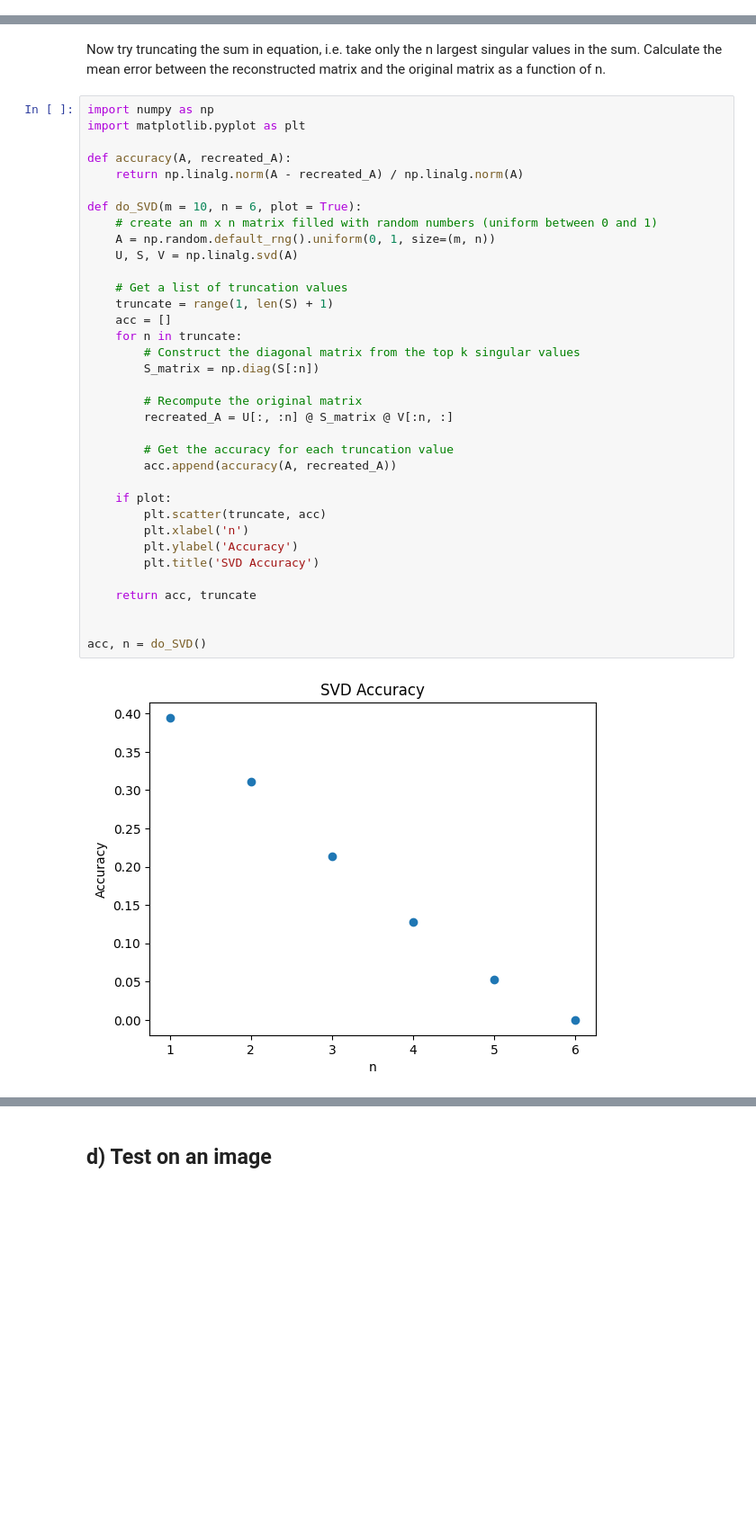
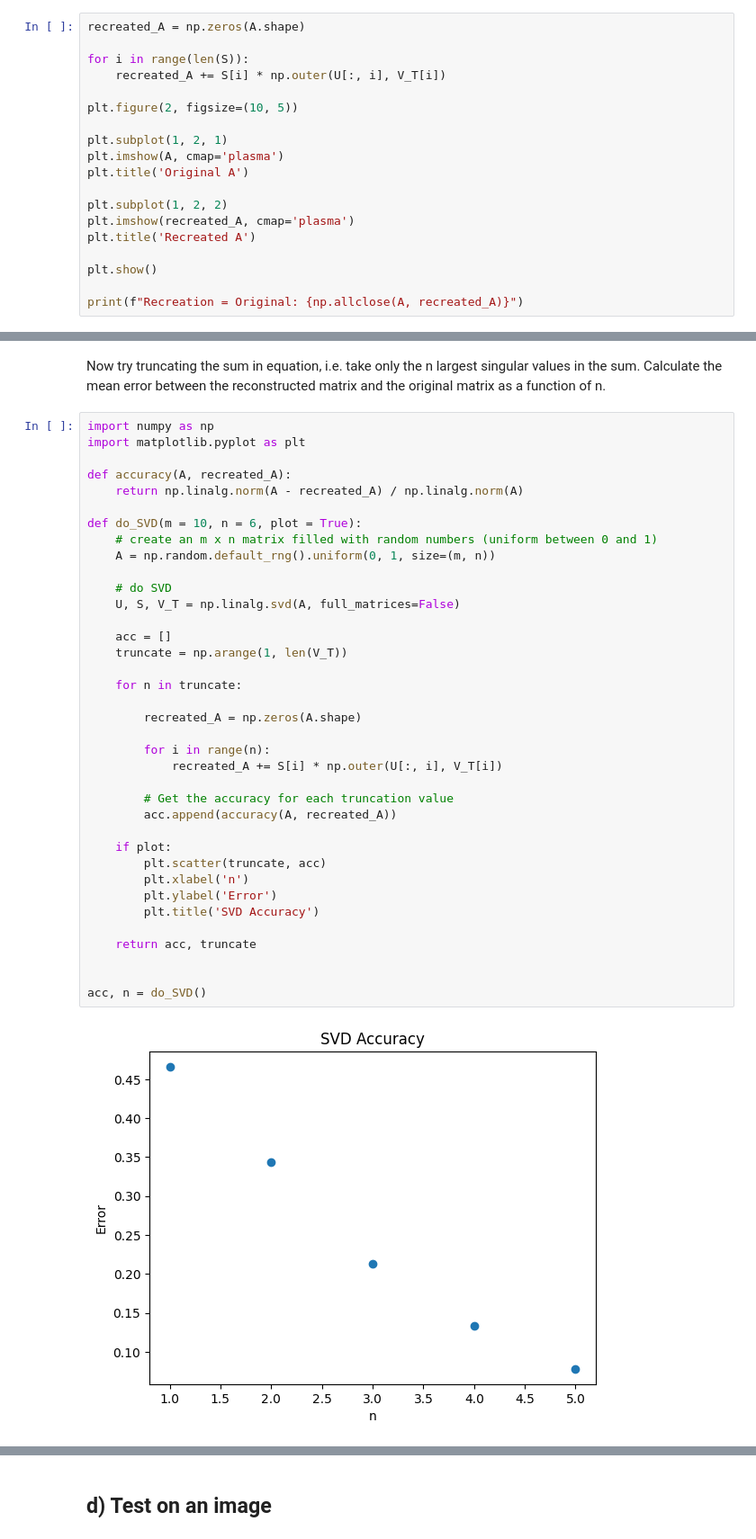
Before and after one commit to LFW25/PHYS512-Computational_Physics, a Jupyter notebook: Assignments/A4.ipynb, the cells around one changed output, grey strips where cells are left out. Shown at 90% size. Cells and saved outputs as stored; diff of their text form; blank space fills up the shorter version.

```diff
--- a/Assignments/A4.ipynb
+++ b/Assignments/A4.ipynb
@@ -74,0 +46,19 @@ Recreation = Original: True
+# %%
+recreated_A = np.zeros(A.shape)
+
+for i in range(len(S)):
+    recreated_A += S[i] * np.outer(U[:, i], V_T[i])
+
+plt.figure(2, figsize=(10, 5))
+
+plt.subplot(1, 2, 1)
+plt.imshow(A, cmap='plasma')
+plt.title('Original A')
+
+plt.subplot(1, 2, 2)
+plt.imshow(recreated_A, cmap='plasma')
+plt.title('Recreated A')
+
+plt.show()
+
+print(f"Recreation = Original: {np.allclose(A, recreated_A)}")
@@ -79,37 +72,39 @@ Now try truncating the sum in equation, i.e. take only the n largest singular va
 # %%
 import numpy as np
 import matplotlib.pyplot as plt
 
 def accuracy(A, recreated_A):
     return np.linalg.norm(A - recreated_A) / np.linalg.norm(A)
 
 def do_SVD(m = 10, n = 6, plot = True):
     # create an m x n matrix filled with random numbers (uniform between 0 and 1)
     A = np.random.default_rng().uniform(0, 1, size=(m, n))
-    U, S, V = np.linalg.svd(A)
 
-    # Get a list of truncation values
-    truncate = range(1, len(S) + 1)
+    # do SVD
+    U, S, V_T = np.linalg.svd(A, full_matrices=False)
+
     acc = []
+    truncate = np.arange(1, len(V_T))
+
     for n in truncate:
-        # Construct the diagonal matrix from the top k singular values
-        S_matrix = np.diag(S[:n])
 
-        # Recompute the original matrix
-        recreated_A = U[:, :n] @ S_matrix @ V[:n, :]
+        recreated_A = np.zeros(A.shape)
+
+        for i in range(n):
+            recreated_A += S[i] * np.outer(U[:, i], V_T[i])
 
         # Get the accuracy for each truncation value
         acc.append(accuracy(A, recreated_A))
 
     if plot:
         plt.scatter(truncate, acc)
         plt.xlabel('n')
-        plt.ylabel('Accuracy')
+        plt.ylabel('Error')
         plt.title('SVD Accuracy')
 
     return acc, truncate
 
 
 acc, n = do_SVD()
 # %% [output]
-[figure, old version]
+[figure, new version]
```
Also changed, not shown: parts of 15 cells of this notebook.
